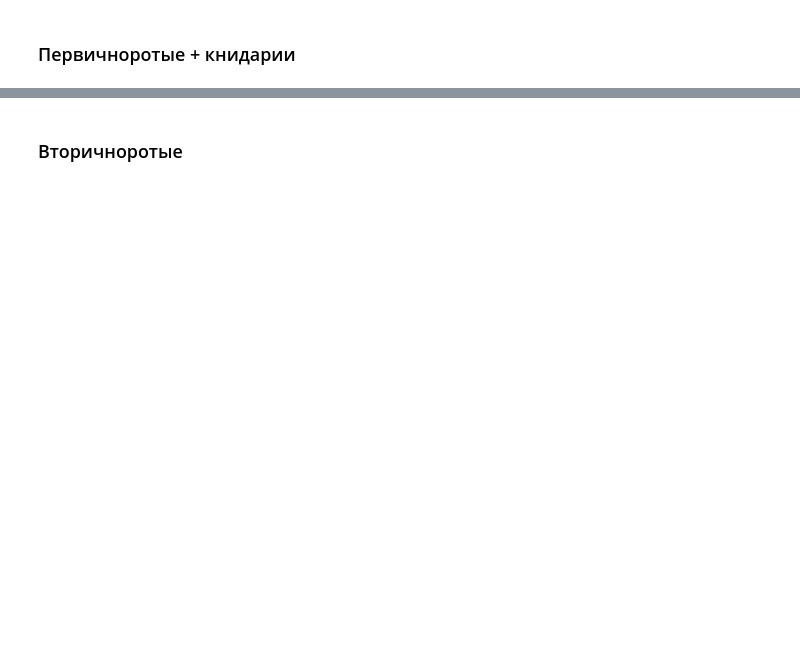
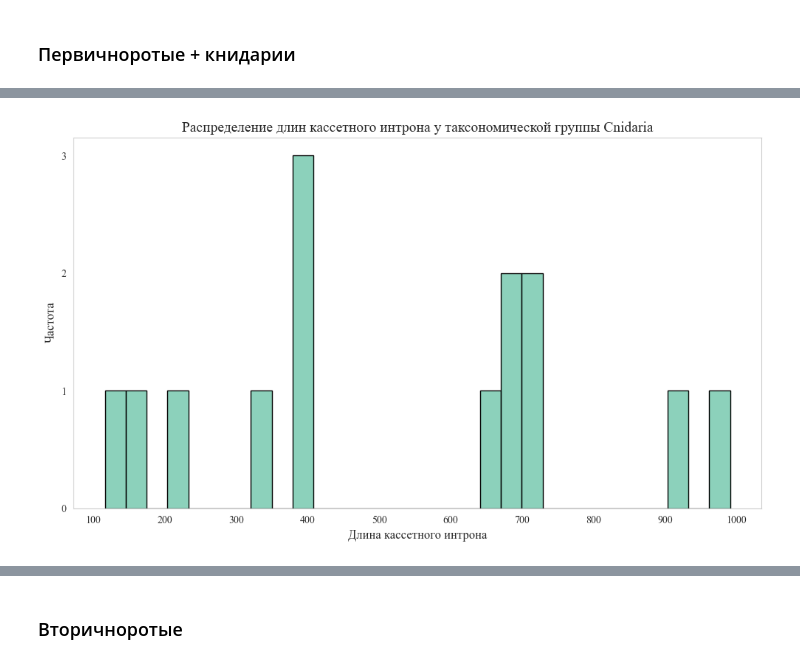
Before and after one commit to ArtemVaska/Diploma, a Jupyter notebook: Scripts/results_summary_upd.ipynb, the cells around one changed output, grey strips where cells are left out. Saved outputs shown, nothing was run; the diff lists cells and outputs as text; code cells hidden in the pictures; blank space fills up the shorter version.

```diff
--- a/Scripts/results_summary_upd.ipynb
+++ b/Scripts/results_summary_upd.ipynb
@@ -109,0 +187,4 @@ for phylum in protostomia.phylum.unique():
+# %%
+plot_intron_length_by_phylum_histogram(protostomia, "Cnidaria")
+# %% [output]
+[figure, added]
```
Also changed, not shown: parts of 20 cells of this notebook, 1 other file.
